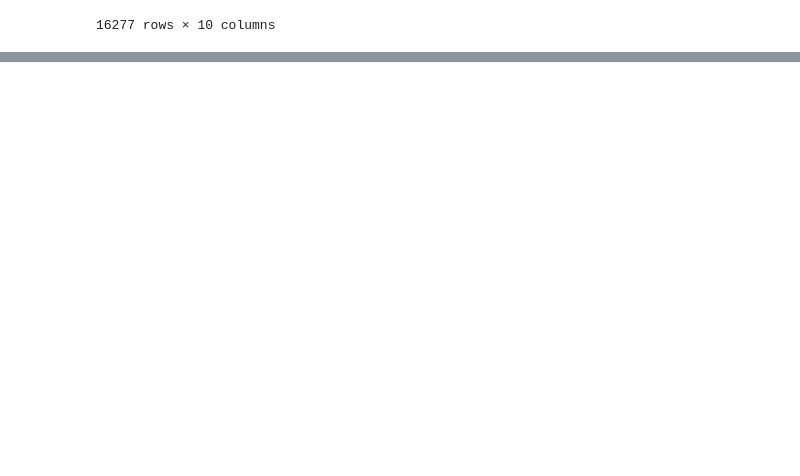
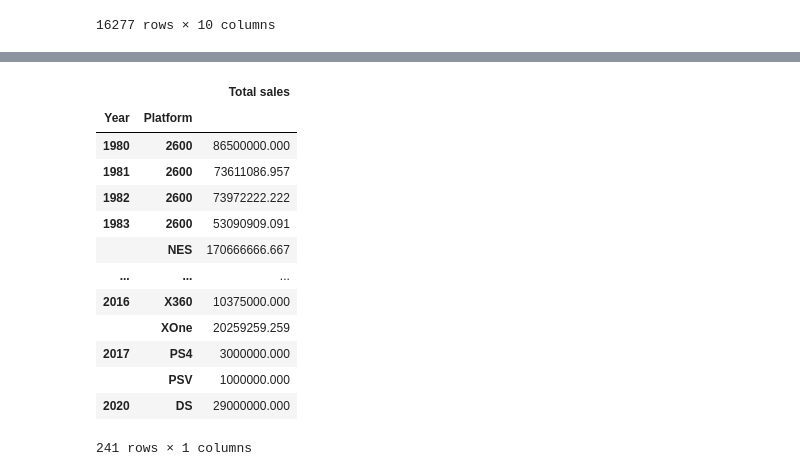
Before and after one commit to severancej/colorful_project, a Jupyter notebook: AI_14_장지은_Section1.ipynb, the cells around one changed output, grey strips where cells are left out. Drawn from its saved outputs; the diff is of its cells as text; code cells hidden in the pictures; blank space fills up the shorter version.

```diff
--- a/AI_14_장지은_Section1.ipynb
+++ b/AI_14_장지은_Section1.ipynb
@@ -490,0 +565,21 @@ df1
+# %%
+#시간이 흐르는 순으로 Platform의 이용량 순위 분석
+#df4로 연도에 따라 Platform 이용량변화를 알수있음
+df4 = pd.DataFrame(df2.groupby(['Year', 'Platform'])['Total sales'].mean())
+df4.sort_values(by='Total sales', ascending=False)
+df4
+# %% [output]
+|  |  | Total sales |
+| Year | Platform |  |
+| 1980 | 2600 | 86500000.000 |
+| 1981 | 2600 | 73611086.957 |
+| 1982 | 2600 | 73972222.222 |
+| 1983 | 2600 | 53090909.091 |
+|  | NES | 170666666.667 |
+| ... | ... | ... |
+| 2016 | X360 | 10375000.000 |
+|  | XOne | 20259259.259 |
+| 2017 | PS4 | 3000000.000 |
+|  | PSV | 1000000.000 |
+| 2020 | DS | 29000000.000 |
+241 rows × 1 columns
```
Also changed, not shown: parts of 6 cells of this notebook.
